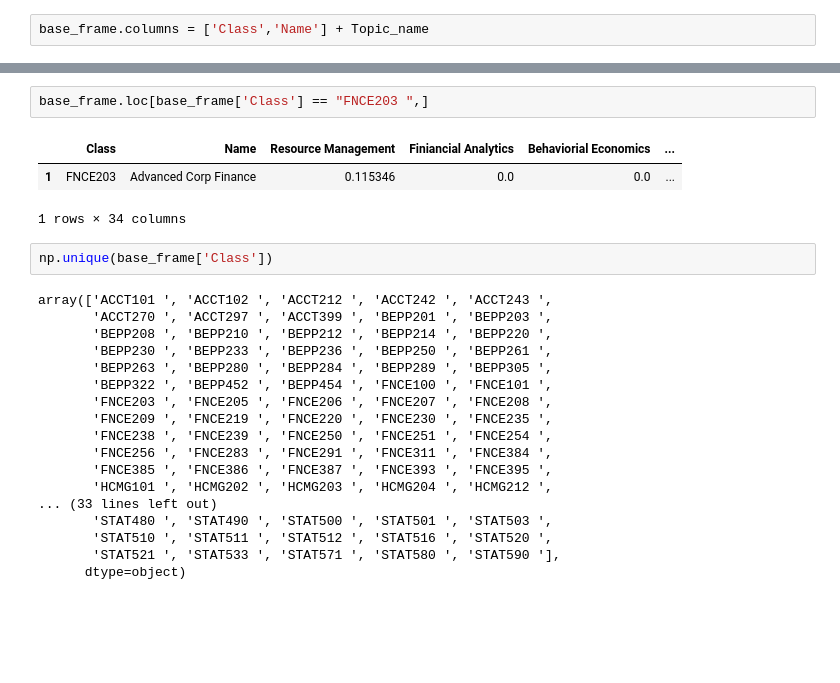
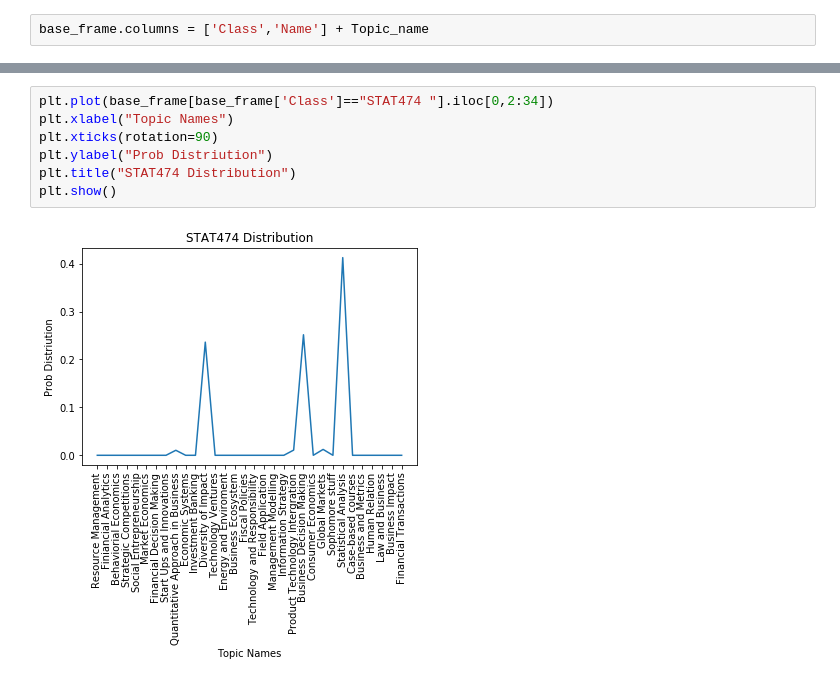
Before and after one commit to rachellsmae/ClassReview, a Jupyter notebook: LDA.ipynb, the cells around one changed output, grey strips where cells are left out. Cells and saved outputs as stored; diff of their text form; blank space fills up the shorter version.

```diff
--- a/LDA.ipynb
+++ b/LDA.ipynb
@@ -349,28 +357,11 @@ base_frame.sort_values(by=['Statistical Analysis'],ascending=False)
 | 1 | MGMT100 | Ldershp & Commun In Grps | 0.000000 | 0.011654 | 0.000000 | ... |
 240 rows × 34 columns
-# %%
-base_frame.loc[base_frame['Class'] == "FNCE203 ",]
-# %% [output]
-|  | Class | Name | Resource Management | Finiancial Analytics | Behaviorial Economics | ... |
-| 1 | FNCE203 | Advanced Corp Finance | 0.115346 | 0.0 | 0.0 | ... |
-1 rows × 34 columns
-# %%
-np.unique(base_frame['Class'])
-# %% [output]
-array(['ACCT101 ', 'ACCT102 ', 'ACCT212 ', 'ACCT242 ', 'ACCT243 ',
-       'ACCT270 ', 'ACCT297 ', 'ACCT399 ', 'BEPP201 ', 'BEPP203 ',
-       'BEPP208 ', 'BEPP210 ', 'BEPP212 ', 'BEPP214 ', 'BEPP220 ',
-       'BEPP230 ', 'BEPP233 ', 'BEPP236 ', 'BEPP250 ', 'BEPP261 ',
-       'BEPP263 ', 'BEPP280 ', 'BEPP284 ', 'BEPP289 ', 'BEPP305 ',
-       'BEPP322 ', 'BEPP452 ', 'BEPP454 ', 'FNCE100 ', 'FNCE101 ',
-       'FNCE203 ', 'FNCE205 ', 'FNCE206 ', 'FNCE207 ', 'FNCE208 ',
-       'FNCE209 ', 'FNCE219 ', 'FNCE220 ', 'FNCE230 ', 'FNCE235 ',
-       'FNCE238 ', 'FNCE239 ', 'FNCE250 ', 'FNCE251 ', 'FNCE254 ',
-       'FNCE256 ', 'FNCE283 ', 'FNCE291 ', 'FNCE311 ', 'FNCE384 ',
-       'FNCE385 ', 'FNCE386 ', 'FNCE387 ', 'FNCE393 ', 'FNCE395 ',
-       'HCMG101 ', 'HCMG202 ', 'HCMG203 ', 'HCMG204 ', 'HCMG212 ',
-... (33 lines left out)
-       'STAT480 ', 'STAT490 ', 'STAT500 ', 'STAT501 ', 'STAT503 ',
-       'STAT510 ', 'STAT511 ', 'STAT512 ', 'STAT516 ', 'STAT520 ',
-       'STAT521 ', 'STAT533 ', 'STAT571 ', 'STAT580 ', 'STAT590 '],
-      dtype=object)
+# %%
+plt.plot(base_frame[base_frame['Class']=="STAT474 "].iloc[0,2:34])
+plt.xlabel("Topic Names")
+plt.xticks(rotation=90)
+plt.ylabel("Prob Distriution")
+plt.title("STAT474 Distribution")
+plt.show()
+# %% [output]
+[figure, added]
```
Also changed, not shown: parts of 30 cells of this notebook, 1 other file.
